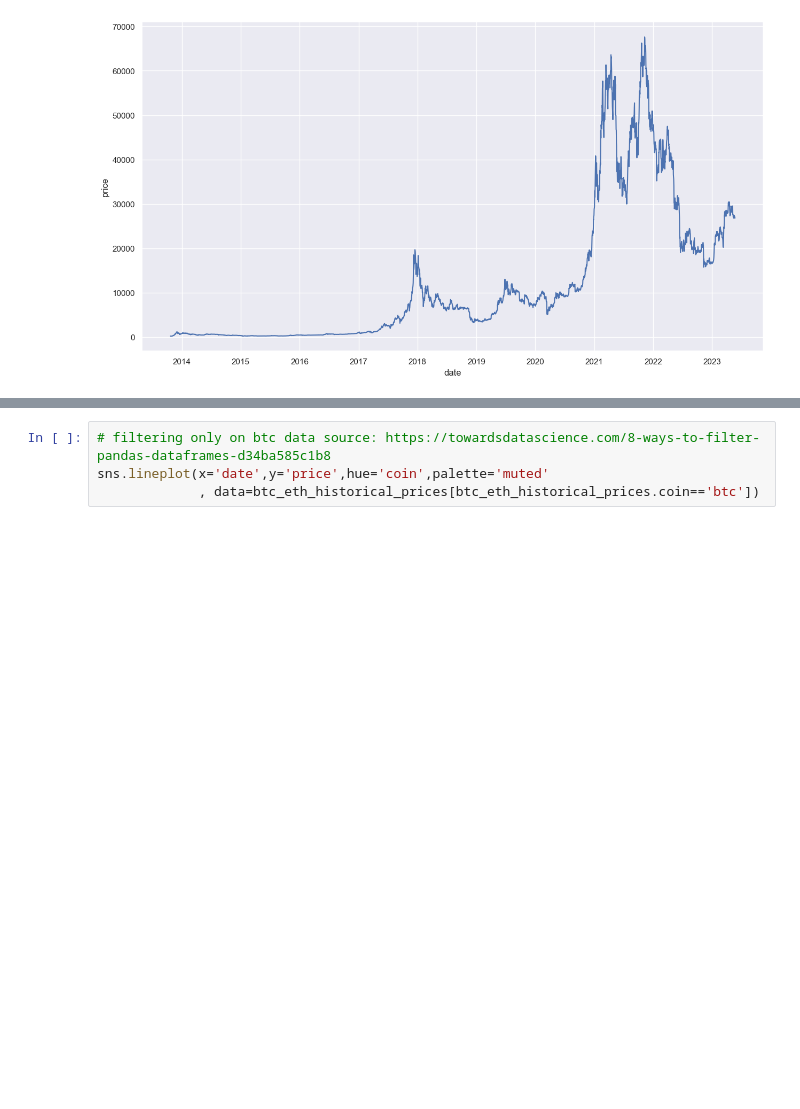
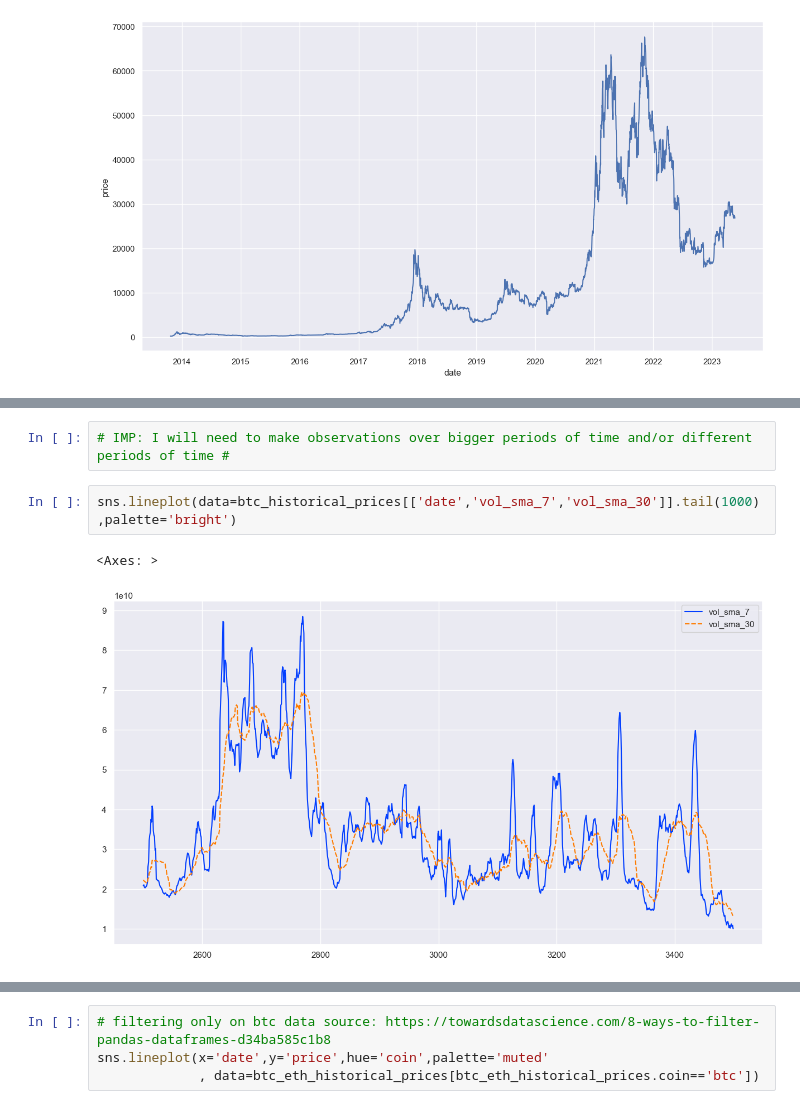
Before and after one commit to abhishek4563/crypto-trading-app, a Jupyter notebook: GetCryptoPrices.ipynb, the cells around one changed output, grey strips where cells are left out. Cells and saved outputs as stored; diff of their text form; blank space fills up the shorter version.

Commit message:
explored the data and got some initial insights into building a basic algo. Also started on building the basic algo and created the high level roadmap to get there.

```diff
--- a/GetCryptoPrices.ipynb
+++ b/GetCryptoPrices.ipynb
@@ -586,0 +561,7 @@ sns.lineplot(data=btc_historical_prices[['date','price','price_sma_90']].tail(50
+# %%
+# IMP: I will need to make observations over bigger periods of time and/or different periods of time #
+# %%
+sns.lineplot(data=btc_historical_prices[['date','vol_sma_7','vol_sma_30']].tail(1000),palette='bright')
+# %% [output]
+<Axes: >
+[figure, added]
```
Also changed, not shown: parts of 78 cells of this notebook.
